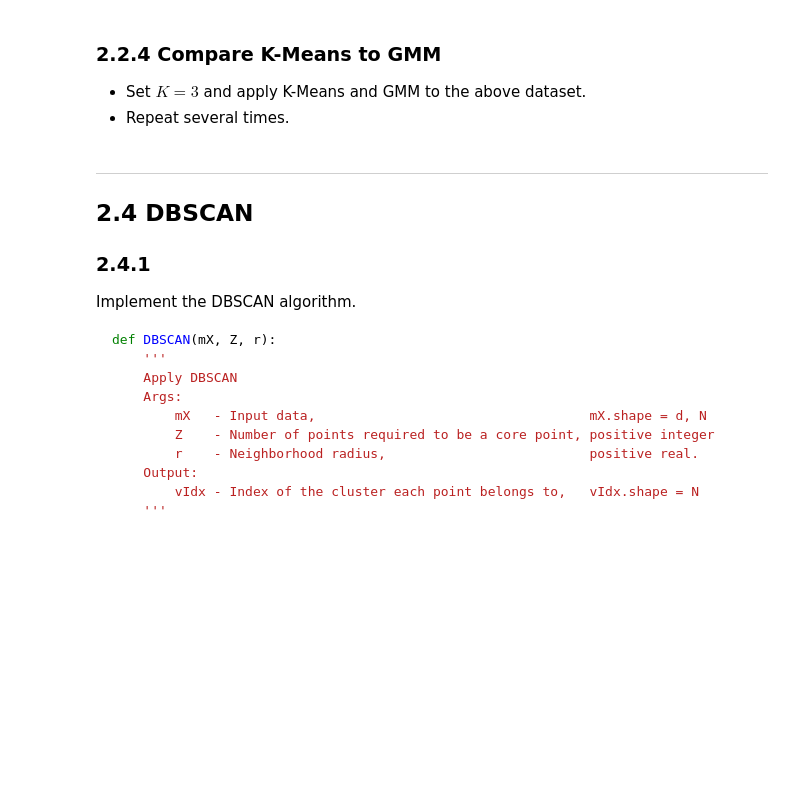
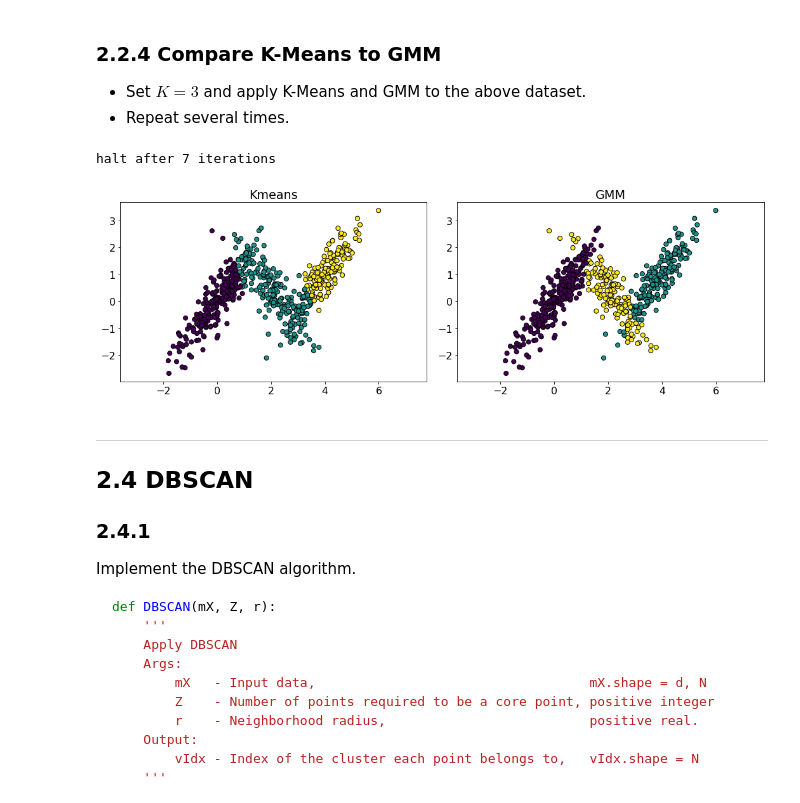
Before and after one commit to alonbar/unsupervised-learning, a Jupyter notebook: ProblemSet1/ProblemSet1.ipynb, the cells around one changed output. Saved outputs shown, nothing was run; the diff lists cells and outputs as text; code cells hidden in the pictures; blank space fills up the shorter version.

```diff
--- a/ProblemSet1/ProblemSet1.ipynb
+++ b/ProblemSet1/ProblemSet1.ipynb
@@ -544,3 +677,32 @@ Your code here...
+# %%
+'''
+Your code here...
+'''
+
+def plot_gmm(ax, data, K):
+  vIdx = GMM(data.T, K)
+  ax.scatter(data[:,0], data[:,1], s=50, edgecolors='k', c=vIdx)
+  ax.axis('equal')
+
+
+def plot_kmeans(ax, data, K):
+    centeroids = KMeans(data, 3)[-1]
+    mD   = cdist(centeroids,data)
+    vIdx = np.argmin(mD, axis=0)
+    ax.scatter(data[:,0], data[:,1], s=50, edgecolors='k', c=vIdx)
+    ax.axis('equal')
+
+fig, axes = plt.subplots(1, 2, figsize=(15, 5))
+
+plot_gmm(axes[1], mX.T, 3)
+axes[1].set_title("GMM")
+plot_kmeans(axes[0], mX.T, 3)
+axes[0].set_title("Kmeans")
+plt.tight_layout()
+plt.show()
+# %% [output]
+halt after 7 iterations
+[figure, added]
 # %% [markdown]
 ------------------------------------------------------------------------------------------------------
 ## 2.4 DBSCAN
```
Also changed, not shown: parts of 18 cells of this notebook, 1 other file.
